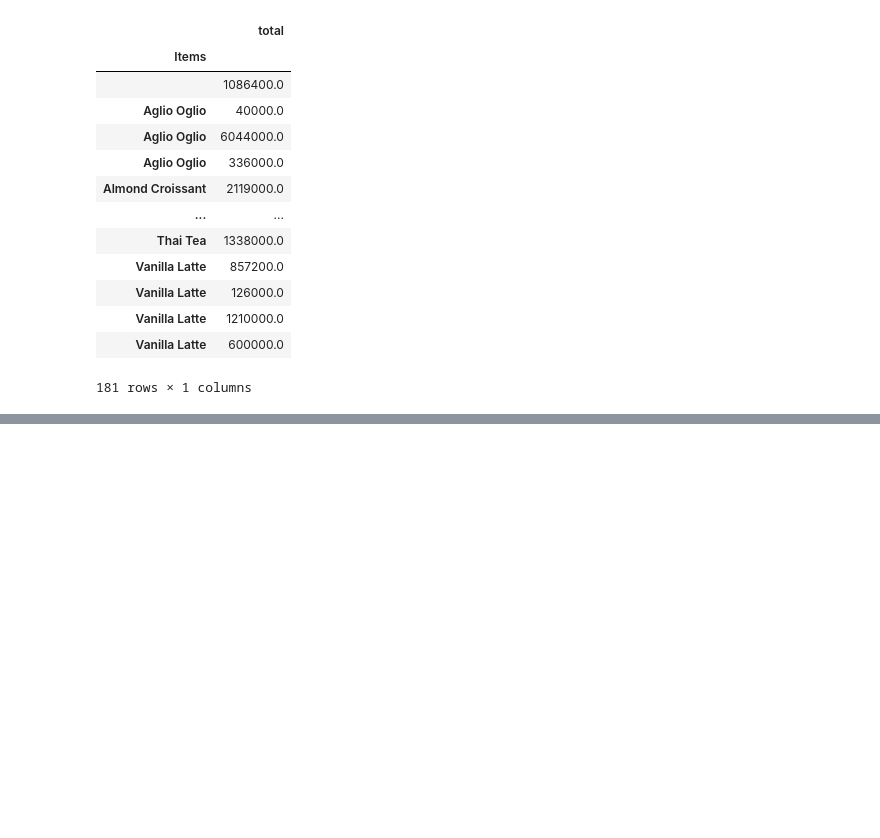
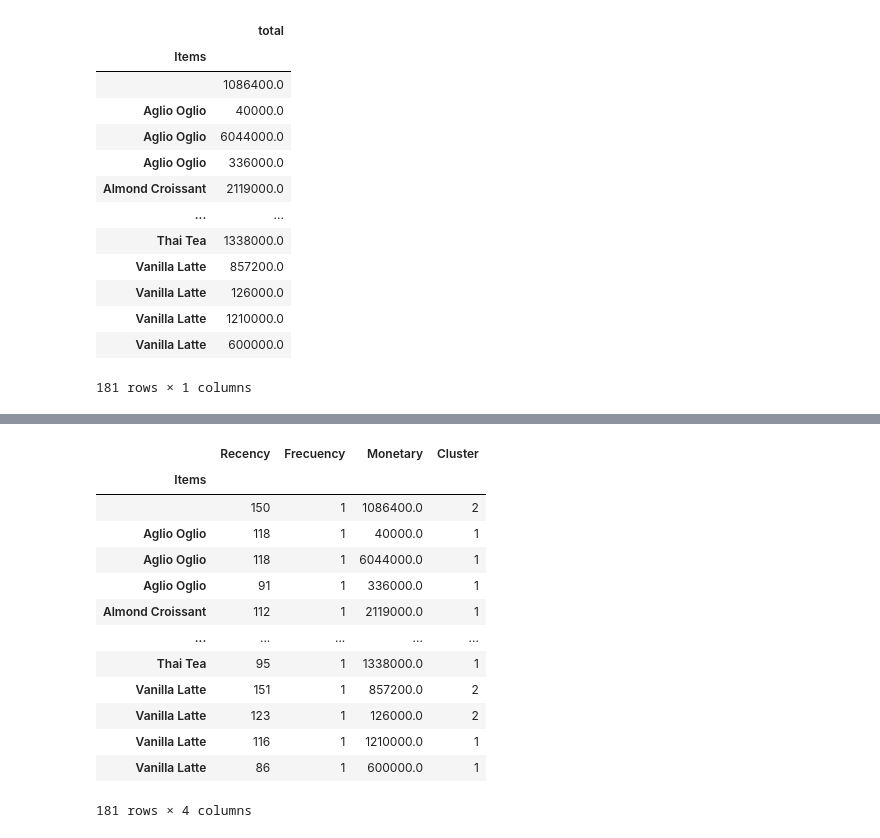
Before and after one commit to TegarMachfuzi/RFMAnalysisPhyton, a Jupyter notebook: RFM.ipynb, the cells around one changed output, grey strips where cells are left out. Saved outputs shown, nothing was run; the diff lists cells and outputs as text; code cells hidden in the pictures; blank space fills up the shorter version.

```diff
--- a/RFM.ipynb
+++ b/RFM.ipynb
@@ -202,0 +212,17 @@ for i in np.arange(1,8):
+# %%
+RFM
+# %% [output]
+|  | Recency | Frecuency | Monetary | Cluster |
+| Items |  |  |  |  |
+|  | 150 | 1 | 1086400.0 | 2 |
+| Aglio Oglio | 118 | 1 | 40000.0 | 1 |
+| Aglio Oglio | 118 | 1 | 6044000.0 | 1 |
+| Aglio Oglio | 91 | 1 | 336000.0 | 1 |
+| Almond Croissant | 112 | 1 | 2119000.0 | 1 |
+| ... | ... | ... | ... | ... |
+| Thai Tea | 95 | 1 | 1338000.0 | 1 |
+| Vanilla Latte | 151 | 1 | 857200.0 | 2 |
+| Vanilla Latte | 123 | 1 | 126000.0 | 2 |
+| Vanilla Latte | 116 | 1 | 1210000.0 | 1 |
+| Vanilla Latte | 86 | 1 | 600000.0 | 1 |
+181 rows × 4 columns
```
Also changed, not shown: parts of 7 cells of this notebook.
